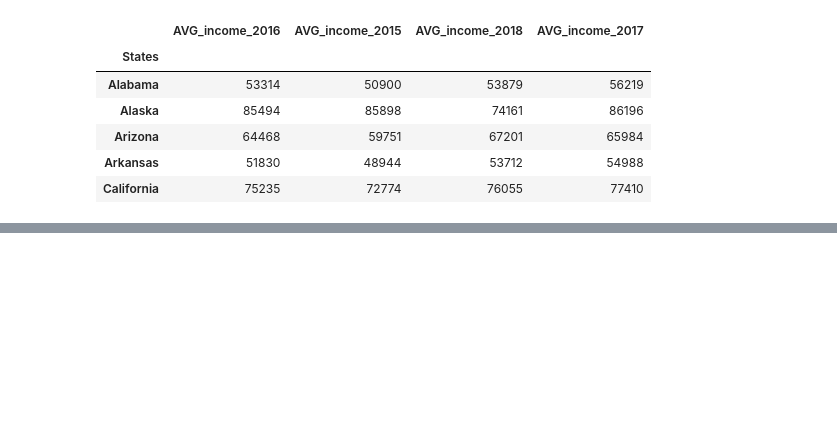
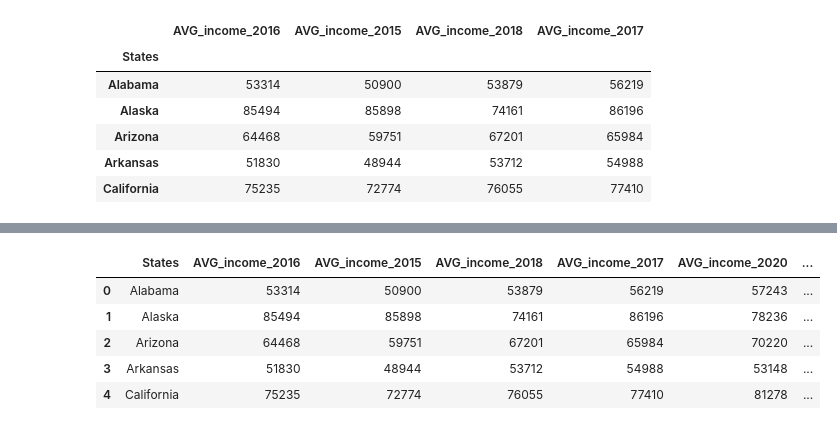
Before and after one commit to KWASSI09/Gun_Background_Check, a Jupyter notebook: Background_Clean.ipynb, the cells around one changed output, grey strips where cells are left out. Drawn from its saved outputs; the diff is of its cells as text; code cells hidden in the pictures; blank space fills up the shorter version.

```diff
--- a/Background_Clean.ipynb
+++ b/Background_Clean.ipynb
@@ -359,3 +359,13 @@ combined3_df.head()
 | Arizona | 64468 | 59751 | 67201 | 65984 | 70220 | 74897 | ... |
 | Arkansas | 51830 | 48944 | 53712 | 54988 | 53148 | 57799 | ... |
 | California | 75235 | 72774 | 76055 | 77410 | 81278 | 82772 | ... |
+# %%
+F_df=combined3_df.reset_index()
+F_df.head()
+# %% [output]
+|  | States | AVG_income_2016 | AVG_income_2015 | AVG_income_2018 | AVG_income_2017 | AVG_income_2020 | ... |
+| 0 | Alabama | 53314 | 50900 | 53879 | 56219 | 57243 | ... |
+| 1 | Alaska | 85494 | 85898 | 74161 | 86196 | 78236 | ... |
+| 2 | Arizona | 64468 | 59751 | 67201 | 65984 | 70220 | ... |
+| 3 | Arkansas | 51830 | 48944 | 53712 | 54988 | 53148 | ... |
+| 4 | California | 75235 | 72774 | 76055 | 77410 | 81278 | ... |
```
Also changed, not shown: parts of 1 cell of this notebook.
